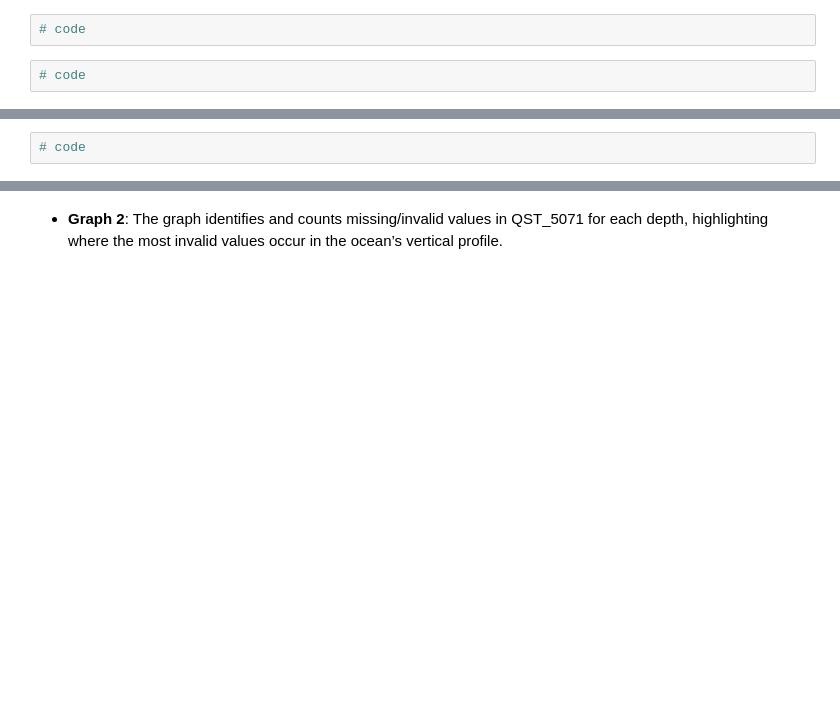
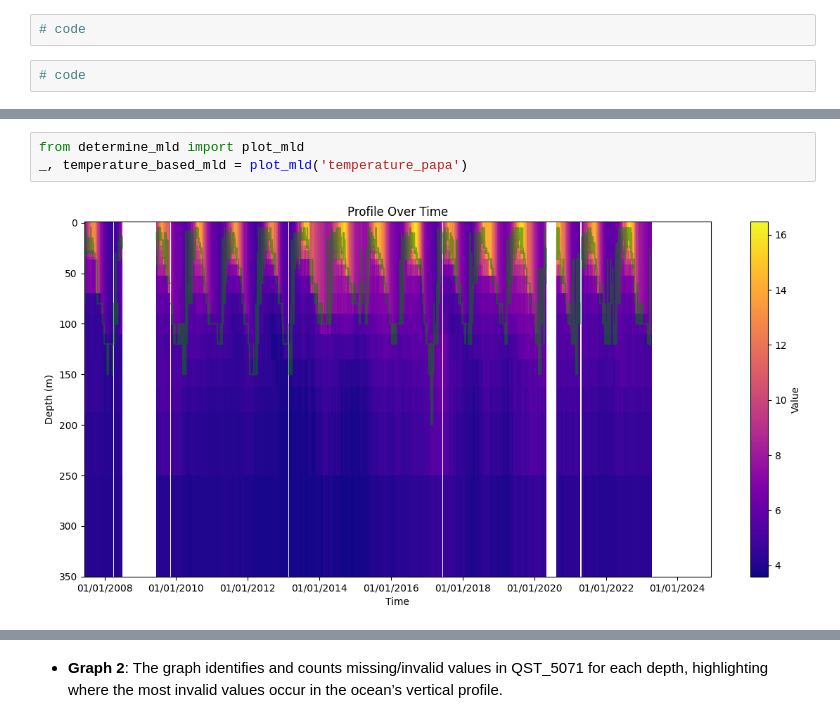
Before and after one commit to skortchmark9/Climate_ML, a Jupyter notebook: Project_2/main.ipynb, the cells around one changed output, grey strips where cells are left out. Saved outputs shown, nothing was run; the diff lists cells and outputs as text; blank space fills up the shorter version.

```diff
--- a/Project_2/main.ipynb
+++ b/Project_2/main.ipynb
@@ -28,4 +56,7 @@ to estimate density profiles using observational data from Papa Station (Located
 # %%
-# code
+from determine_mld import plot_mld
+_, temperature_based_mld = plot_mld('temperature_papa')
+# %% [output]
+[figure, added]
 # %%
 # code
```
Also changed, not shown: parts of 6 cells of this notebook, 1 other file.
